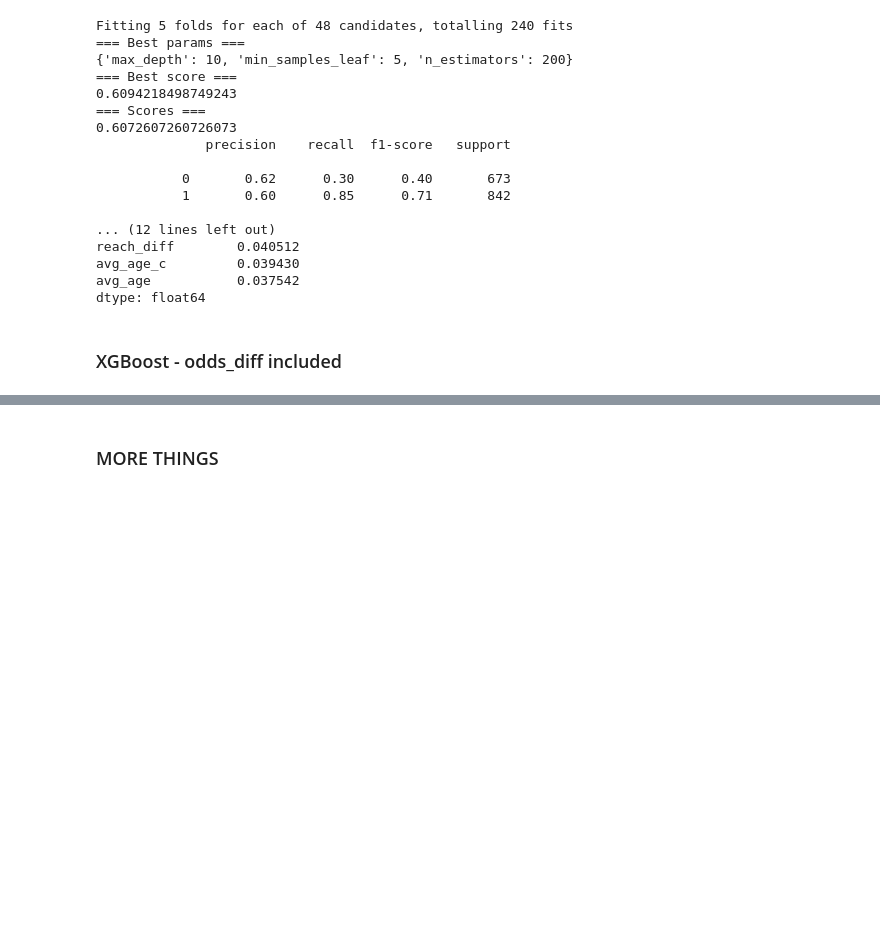
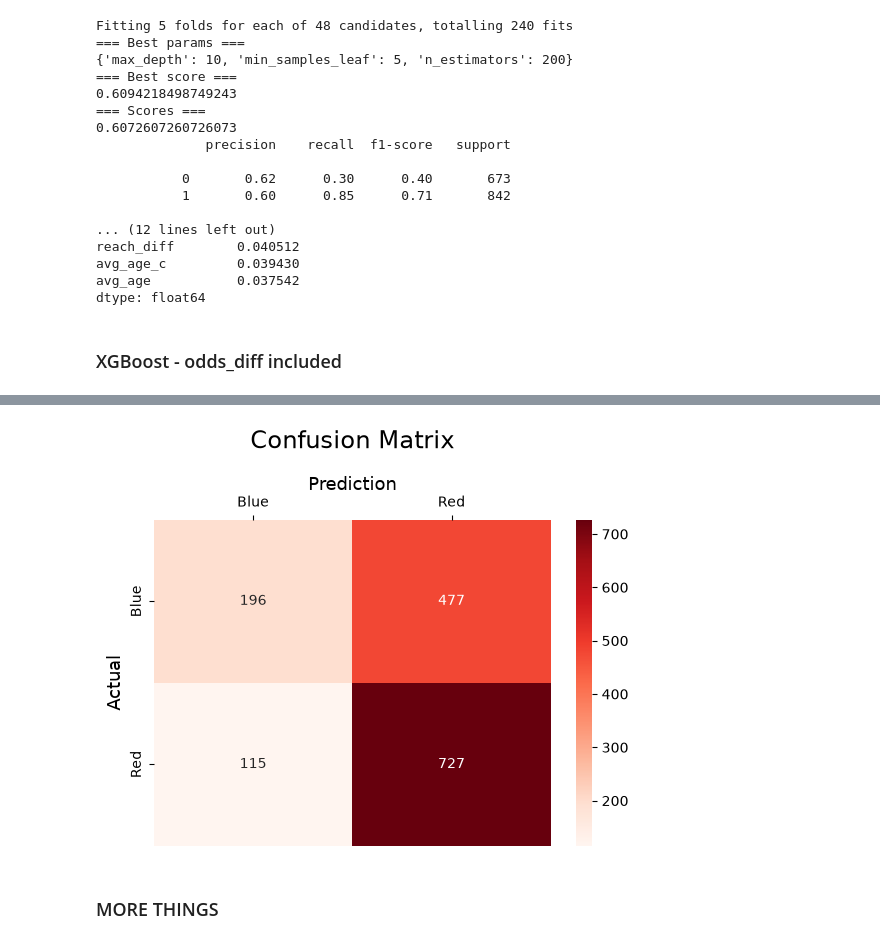
Before and after one commit to kormakursnorra/MachineLearningRepo, a Jupyter notebook: Project1/src/clean_notebook.ipynb, the cells around one changed output, grey strips where cells are left out. Cells and saved outputs as stored; diff of their text form; code cells hidden in the pictures; blank space fills up the shorter version.

```diff
--- a/Project1/src/clean_notebook.ipynb
+++ b/Project1/src/clean_notebook.ipynb
@@ -449,0 +693,81 @@ ModuleNotFoundError: No module named 'xgboost'
+# %%
+cat_features = ["gender", "weight_class", "red_stance", "blue_stance"]
+
+# Collect every non-categorical feature (continuous) into an array
+num_features = [c for c in X_train_no_odds.columns if c not in cat_features]
+
+pre_tree = ColumnTransformer([
+    ("num", "passthrough", num_features),
+    ("cat", OneHotEncoder(handle_unknown="ignore"), cat_features),
+])
+
+params = {
+    "clf__n_estimators": [100, 400],
+    "clf__max_depth": [4, 12],
+    "clf__min_samples_leaf": [15, 45],
+    "clf__bootstrap": [True, False],
+}
+
+
+randforrest = Pipeline([
+    ("pre", pre_tree),
+    ("clf", RandomForestClassifier(n_jobs=-1, random_state=42))
+])
+
+grid_search = GridSearchCV(
+    estimator=randforrest,
+    param_grid=params,
+    cv=5,
+    scoring="roc_auc",
+    n_jobs=-1
+)
+
+grid_search.fit(X_train_no_odds, y_train)
+
+best_model = grid_search.best_estimator_
+print(grid_search.best_params_)
+print(grid_search.best_score_)
+
+proba = best_model.predict_proba(X_test_no_odds)[:, 1]
+preds = best_model.predict(X_test_no_odds)
+
+cv = StratifiedKFold(n_splits=3, shuffle=True, random_state=42)
+
+
+print("Accuracy Score: ", accuracy_score(y_test, preds))
+
+print("Classification Report \n")
+print(classification_report(y_test, preds))
+
+encoded_features = best_model.named_steps["pre"].named_transformers_["cat"]
+encoded_names = list(encoded_features.get_feature_names_out(cat_features))
+features_names = num_features + encoded_names
+
+importances = (best_model.named_steps["clf"].feature_importances_) * 100
+feature_imp_df = pd.DataFrame({"Feature" : features_names, "Importance" : importances}).sort_values("Importance", ascending=False)
+
+print(feature_imp_df)
+
+test_auc = round(roc_auc_score(y_test, proba), 3)
+print("Test AUC score: ", test_auc)
+print("Log-Loss score: ", log_loss(y_test, proba))
+print("ROC AUC score: ", roc_auc_score((y_test == True), proba))
+
+conf_matrix = confusion_matrix(y_test, preds, labels=[False, True])
+
+sns.heatmap(conf_matrix,
+            annot=True,
+            fmt="d",
+            cmap="Reds",
+            xticklabels=["Blue","Red"],
+            yticklabels=["Blue","Red"])
+
+plt.ylabel("Actual", fontsize=13)
+plt.title("Confusion Matrix", fontsize=17, pad=20)
+plt.gca().xaxis.set_label_position("top")
+plt.xlabel("Prediction", fontsize=13)
+plt.gca().xaxis.tick_top()
+
+plt.gca().figure.subplots_adjust(bottom=0.2)
+plt.show()
+# %% [output]
@@ -450,3 +791,4 @@ ModuleNotFoundError: No module named 'xgboost'
+[figure, added]
 # %% [markdown]
 ### MORE THINGS
 # %%
```
Also changed, not shown: parts of 10 cells of this notebook.
